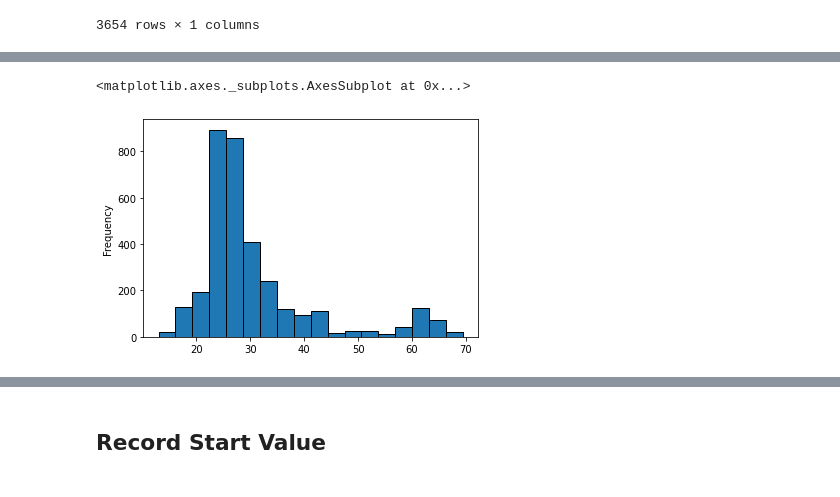
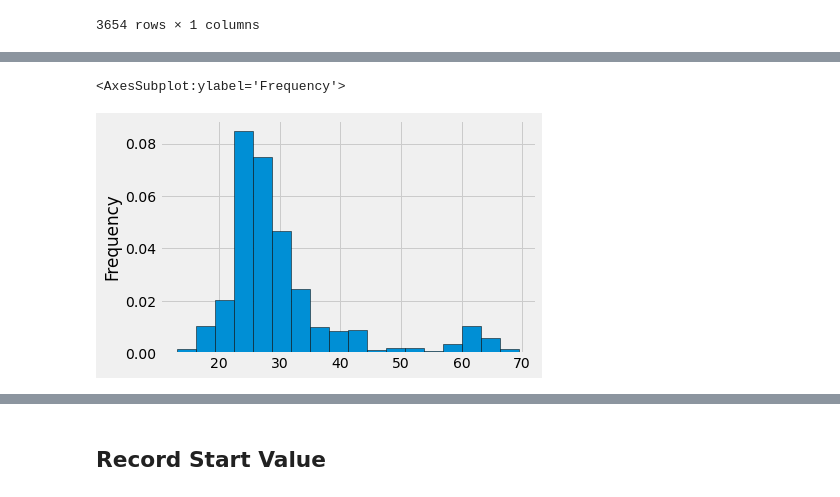
Before and after one commit to Mark-S-Bartlett/Stock-Market-Insights, a Jupyter notebook: notebooks/TensorflowStocks.ipynb, the cells around one changed output, grey strips where cells are left out. Saved outputs shown, nothing was run; the diff lists cells and outputs as text; code cells hidden in the pictures.

```diff
--- a/notebooks/TensorflowStocks.ipynb
+++ b/notebooks/TensorflowStocks.ipynb
@@ -23,14 +50,13 @@ import pandas_datareader.data as web
 # %%
-
-#Alpha Advantage API Key
+# Alpha Advantage API Key
 os.environ["ALPHAVANTAGE_API_KEY"] = "UJ71XR20WEDKVC6M"
 
-#start data of retrieval
-start_date=datetime(1998, 7, 31)
-#end data of retrieval
-end_date=datetime(2020, 2, 11)
+# start data of retrieval
+start_date = datetime(1998, 7, 31)
+# end data of retrieval
+end_date = datetime(2021, 10, 7)
 
-f = web.DataReader("STN", "av-daily", start_date,
-                  end_date,
-                  api_key=os.getenv('ALPHAVANTAGE_API_KEY'))
+f = web.DataReader(
+    "STN", "av-daily", start_date, end_date, api_key=os.getenv("ALPHAVANTAGE_API_KEY")
+)
 # %%
@@ -41,3 +67,9 @@ f.head(3)
 | 2005-08-05 | 29.10 | 30.30 | 29.10 | 30.20 | 14800 |
 | 2005-08-08 | 30.45 | 30.65 | 30.20 | 30.65 | 2700 |
 | 2005-08-09 | 30.65 | 30.75 | 30.25 | 30.25 | 4700 |
+# %%
+f['diff']=f['open']-f['close']
+mu = np.mean(f['diff'].values)
+sigma = np.std(f['diff'].values)
+print(sigma)
+print(mu)
@@ -159,10 +200,10 @@ See the caveats in the documentation: https://pandas.pydata.org/pandas-docs/stab
 [figure]
 # %%
-selection = f.loc["2005-08-10":'2019-02-14']
-selection['close'].plot.hist(stacked=True, bins=18,edgecolor='black')
+selection = f.loc["2005-08-10":"2021-02-14"]
+selection["close"].plot.hist(stacked=True, bins=18, edgecolor="black",density=1)
 # %% [output]
-<matplotlib.axes._subplots.AxesSubplot at 0x...>
+<AxesSubplot:ylabel='Frequency'>
-[figure, old version]
+[figure, new version]
 # %%
 mu = 0
 variance = 1
```
Also changed, not shown: parts of 29 cells of this notebook.
